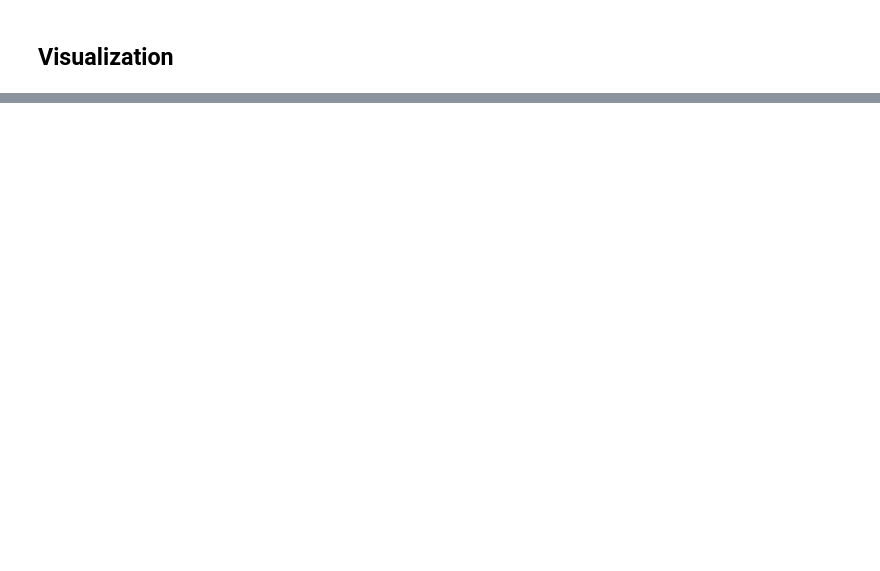
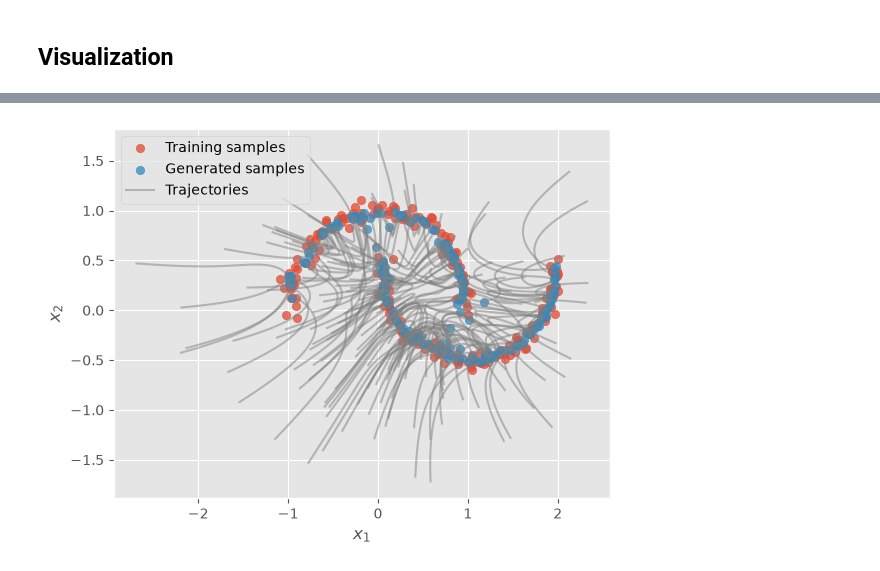
Before and after one commit to kir0ul/CFDMs, a Jupyter notebook: notebooks/CFDMs.ipynb, the cells around one changed output, grey strips where cells are left out. Saved outputs shown, nothing was run; the diff lists cells and outputs as text; code cells hidden in the pictures; blank space fills up the shorter version.

```diff
--- a/notebooks/CFDMs.ipynb
+++ b/notebooks/CFDMs.ipynb
@@ -48,0 +50,24 @@ with plt.style.context("ggplot"):
+# %%
+with plt.style.context("ggplot"):
+    fig, ax = plt.subplots()
+    ax.scatter(X[:, 0], X[:, 1], label="Training samples", alpha=0.75)
+    ax.scatter(
+        z_list[:, -1, 0], z_list[:, -1, 1], label="Generated samples", alpha=0.75
+    )
+    for traj_i in range(z_list.shape[0]):
+        if traj_i == 0:
+            ax.plot(
+                z_list[traj_i, :, 0],
+                z_list[traj_i, :, 1],
+                label="Trajectories",
+                alpha=0.5,
+                color="gray",
+            )
+        else:
+            ax.plot(z_list[traj_i, :, 0], z_list[traj_i, :, 1], alpha=0.5, color="gray")
+    ax.legend(loc="best")
+    ax.set_xlabel("$x_1$")
+    ax.set_ylabel("$x_2$")
+    plt.show()
+# %% [output]
+[figure, added]
```
Also changed, not shown: parts of 4 cells of this notebook, 5 other files.
